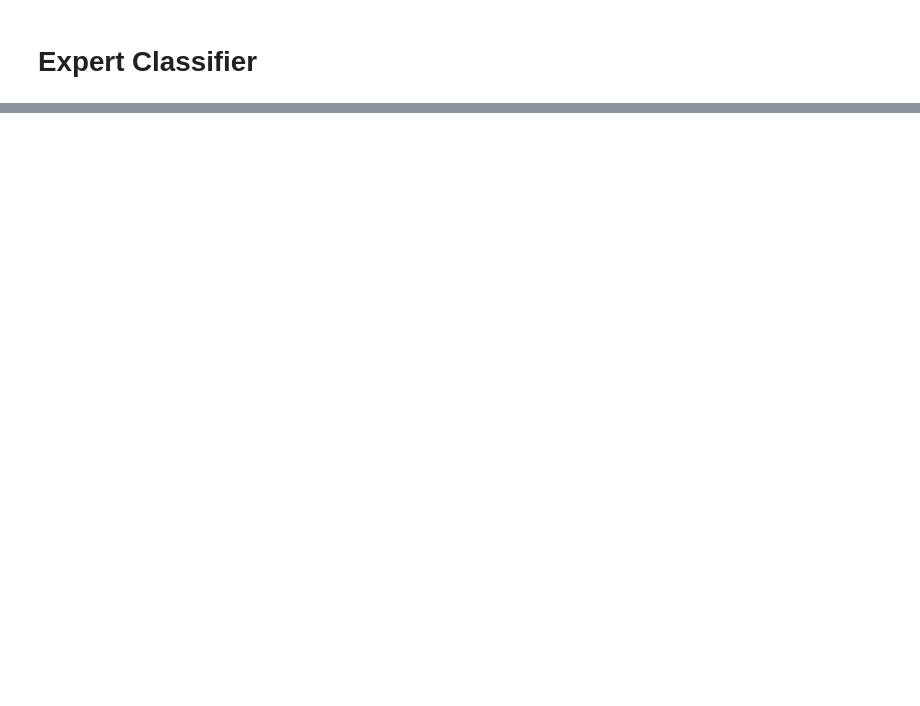
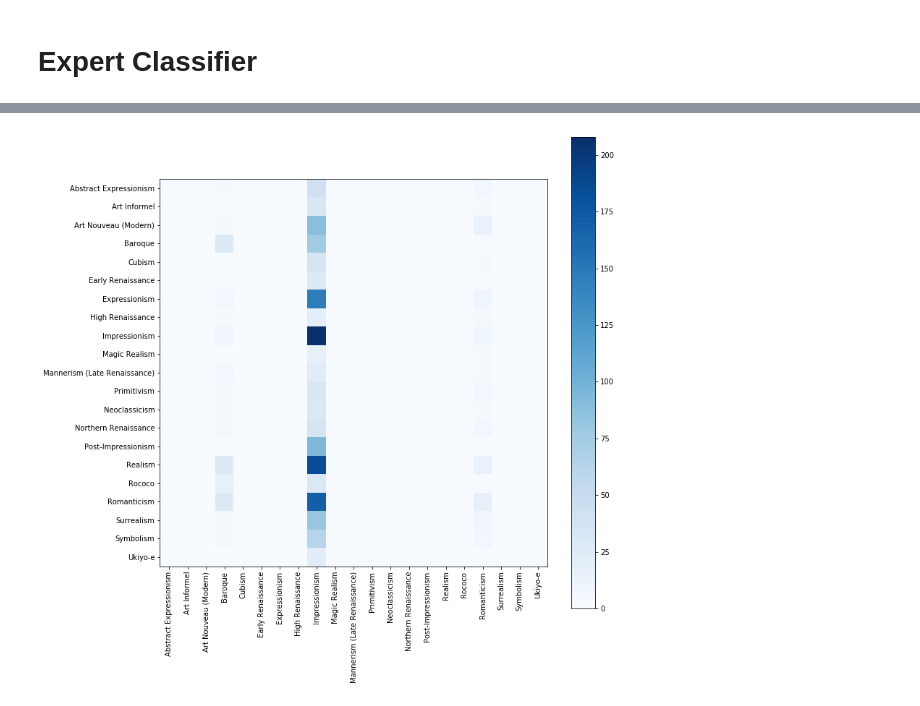
Before and after one commit to hazrmard/ArtStyle, a Jupyter notebook: Update 1.ipynb, the cells around one changed output, grey strips where cells are left out. Saved outputs shown, nothing was run; the diff lists cells and outputs as text; code cells hidden in the pictures; blank space fills up the shorter version.

```diff
--- a/Update 1.ipynb
+++ b/Update 1.ipynb
@@ -61,0 +179,9 @@ plt.imshow(stream[0])
+# %%
+# Get confusion matrix
+true_labels = val['style'].values
+expert_cmatrix = confusion_matrix(true_labels, expert_pred, labels=counts['style'].values)
+plt.figure(figsize=(12,12))
+plot_cmatrix(expert_cmatrix, style_names)
+np.savetxt('expert_cmatrix.csv', expert_cmatrix, fmt='%3d', delimiter=',')
+# %% [output]
+[figure, added]
```
Also changed, not shown: parts of 10 cells of this notebook, 5 other files.
